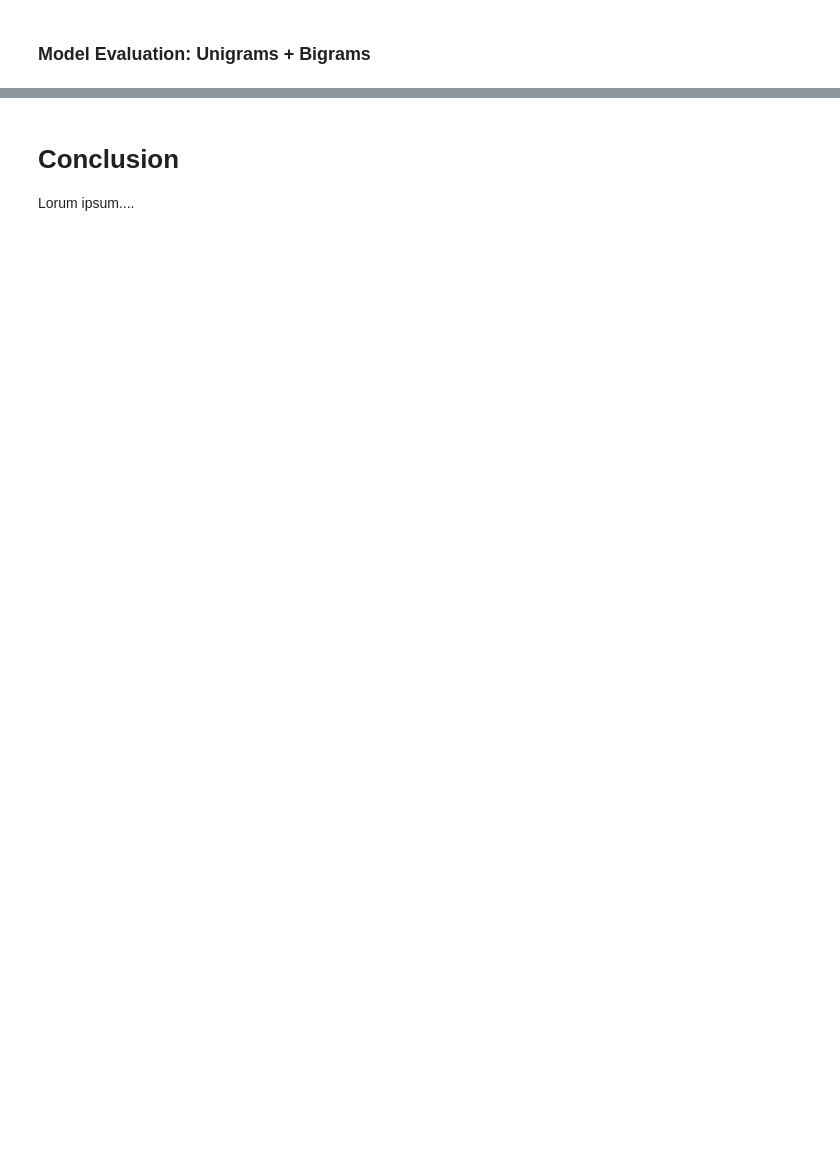
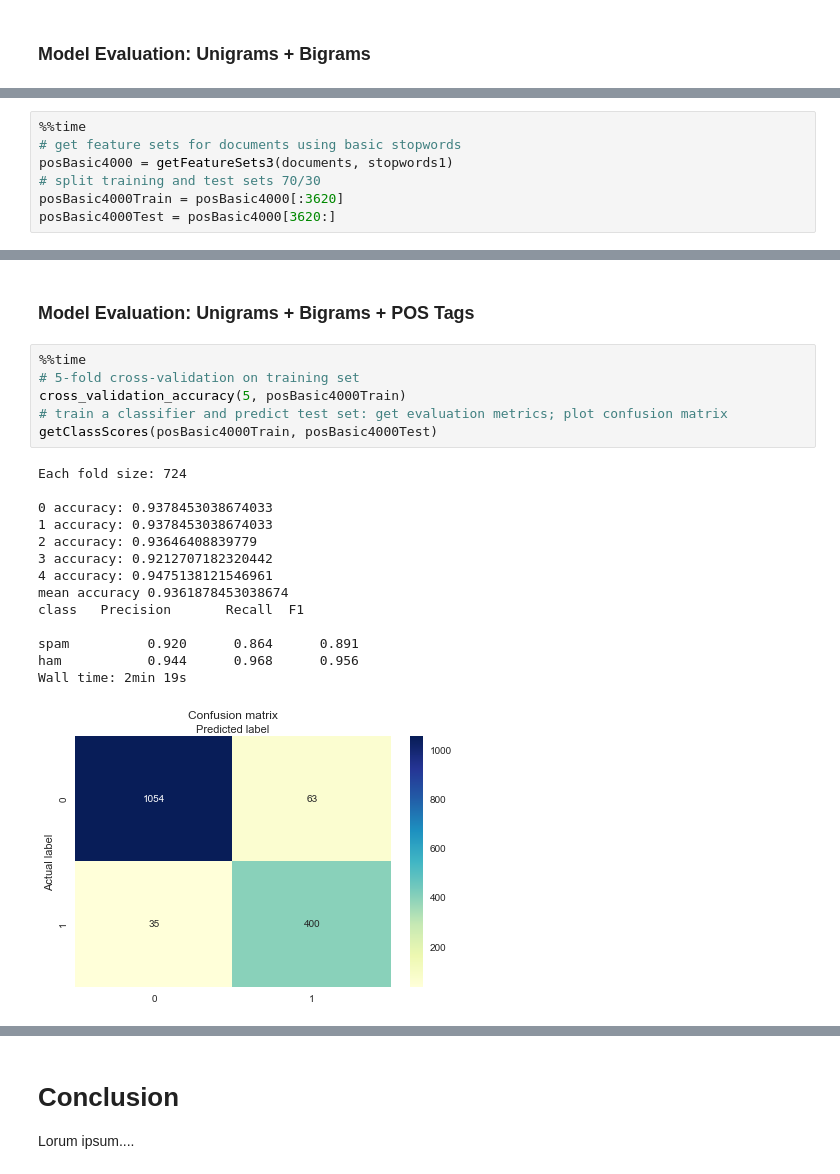
Before and after one commit to tbahng/ist664-NLP-and-Classification, a Jupyter notebook: thomas_bahng_final.ipynb, the cells around one changed output, grey strips where cells are left out. Saved outputs shown, nothing was run; the diff lists cells and outputs as text; blank space fills up the shorter version.

```diff
--- a/thomas_bahng_final.ipynb
+++ b/thomas_bahng_final.ipynb
@@ -975,0 +979,7 @@ def getFeatureSets2(documents, stopwords):
+# %%
+%%time
+# get feature sets for documents using basic stopwords
+posBasic4000 = getFeatureSets3(documents, stopwords1)
+# split training and test sets 70/30
+posBasic4000Train = posBasic4000[:3620]
+posBasic4000Test = posBasic4000[3620:]
@@ -975,0 +1011,23 @@ def getFeatureSets2(documents, stopwords):
+# %% [markdown]
+### Model Evaluation: Unigrams + Bigrams + POS Tags
+# %%
+%%time
+# 5-fold cross-validation on training set
+cross_validation_accuracy(5, posBasic4000Train)
+# train a classifier and predict test set: get evaluation metrics; plot confusion matrix
+getClassScores(posBasic4000Train, posBasic4000Test)
+# %% [output]
+Each fold size: 724
+
+0 accuracy: 0.9378453038674033
+1 accuracy: 0.9378453038674033
+2 accuracy: 0.93646408839779
+3 accuracy: 0.9212707182320442
+4 accuracy: 0.9475138121546961
+mean accuracy 0.9361878453038674
+class   Precision       Recall  F1
+
+spam          0.920      0.864      0.891
+ham           0.944      0.968      0.956
+Wall time: 2min 19s
+[figure, added]
```
Also changed, not shown: parts of 33 cells of this notebook.
